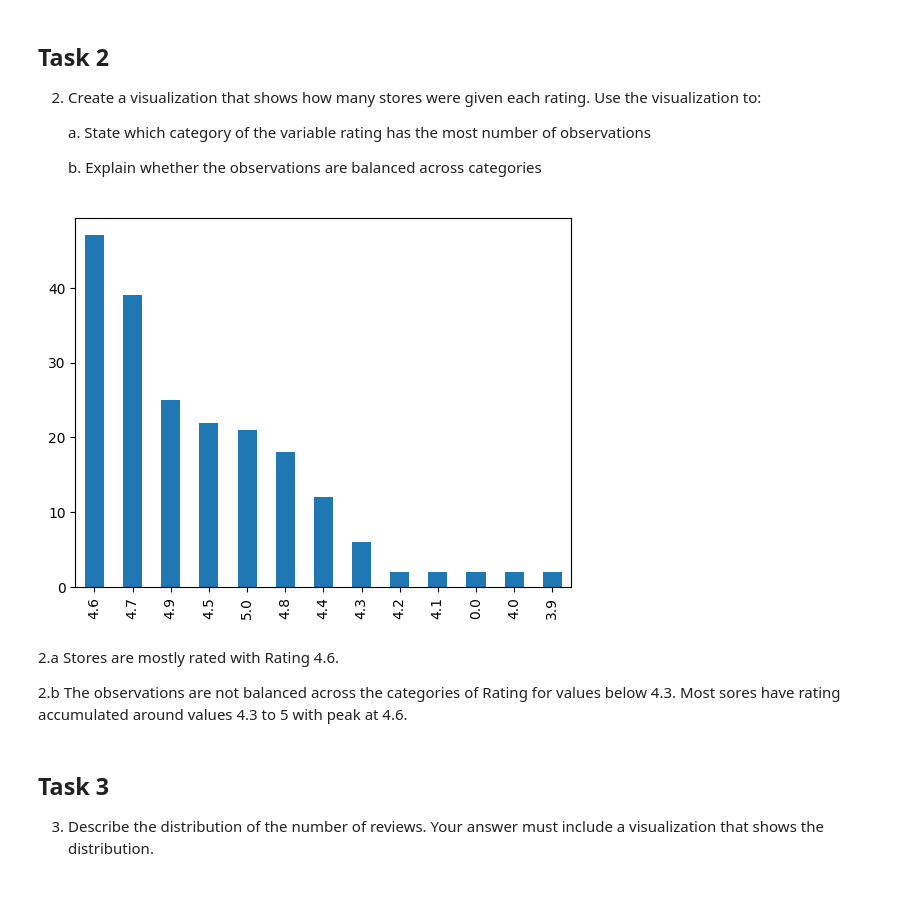
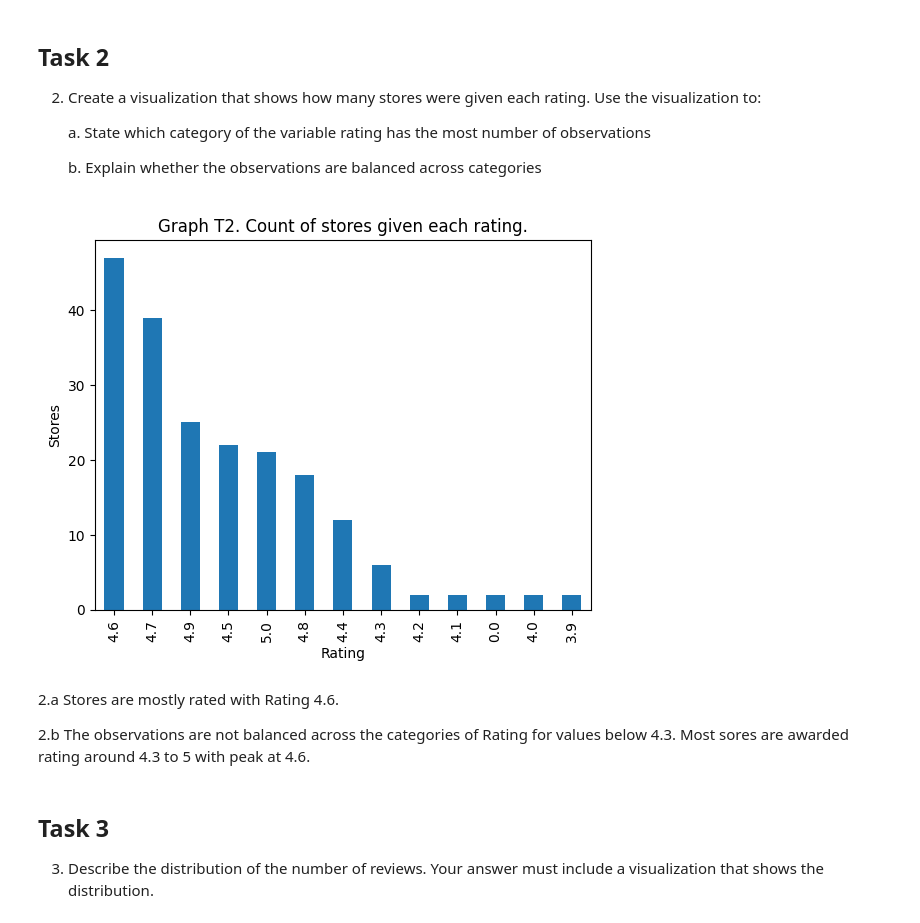
Before and after one commit to Milanomac/data-science-python, a Jupyter notebook: datacamp-projects/10_practical_exam_coffee_shops/notebook.ipynb, the cells around one changed output. Cells and saved outputs as stored; diff of their text form; code cells hidden in the pictures; blank space fills up the shorter version.

```diff
--- a/datacamp-projects/10_practical_exam_coffee_shops/notebook.ipynb
+++ b/datacamp-projects/10_practical_exam_coffee_shops/notebook.ipynb
@@ -165,6 +111,0 @@ Name: Delivery option, dtype: int64
-# %%
-df['Dine in option'].isna().sum()
-# 60 missing values
-
-df['Dine in option'] = df['Dine in option'].fillna((False))
-df.info() # Found 60 missing values and replaced them with bool type False
@@ -188,4 +111,0 @@ memory usage: 11.5+ KB
-# %%
-df['Takeout option'].isna().sum()
-df['Takeout option'] = df['Takeout option'].fillna(False)
-df.info() # Found 56 missing values and replaced them with bool type False
@@ -208,0 +112,7 @@ memory usage: 10.1+ KB
+# %%
+cols = ['Dine in option', 'Takeout option']
+
+for col in cols:
+    df[col] = df[col].fillna((False))
+
+df.info() # looking good
@@ -217,14 +144,19 @@ memory usage: 10.1+ KB
 # %%
 %matplotlib widget
 %matplotlib inline
 df['Rating'].value_counts().plot(kind='bar')
+
+plt.xlabel('Rating')
+plt.ylabel('Stores')
+plt.title('Graph T2. Count of stores given each rating.')
+
 plt.show()
 # %% [output]
-[figure, old version]
+[figure, new version]
 # %% [markdown]
 2.a Stores are mostly rated with Rating 4.6.
 
-2.b The observations are not balanced across the categories of Rating for values below 4.3. Most sores have rating accumulated around values 4.3 to 5 with peak at 4.6.
+2.b The observations are not balanced across the categories of Rating for values below 4.3. Most sores are awarded rating around 4.3 to 5 with peak at 4.6.
 # %% [markdown]
 ## Task 3
 
```
Also changed, not shown: parts of 36 cells of this notebook.
